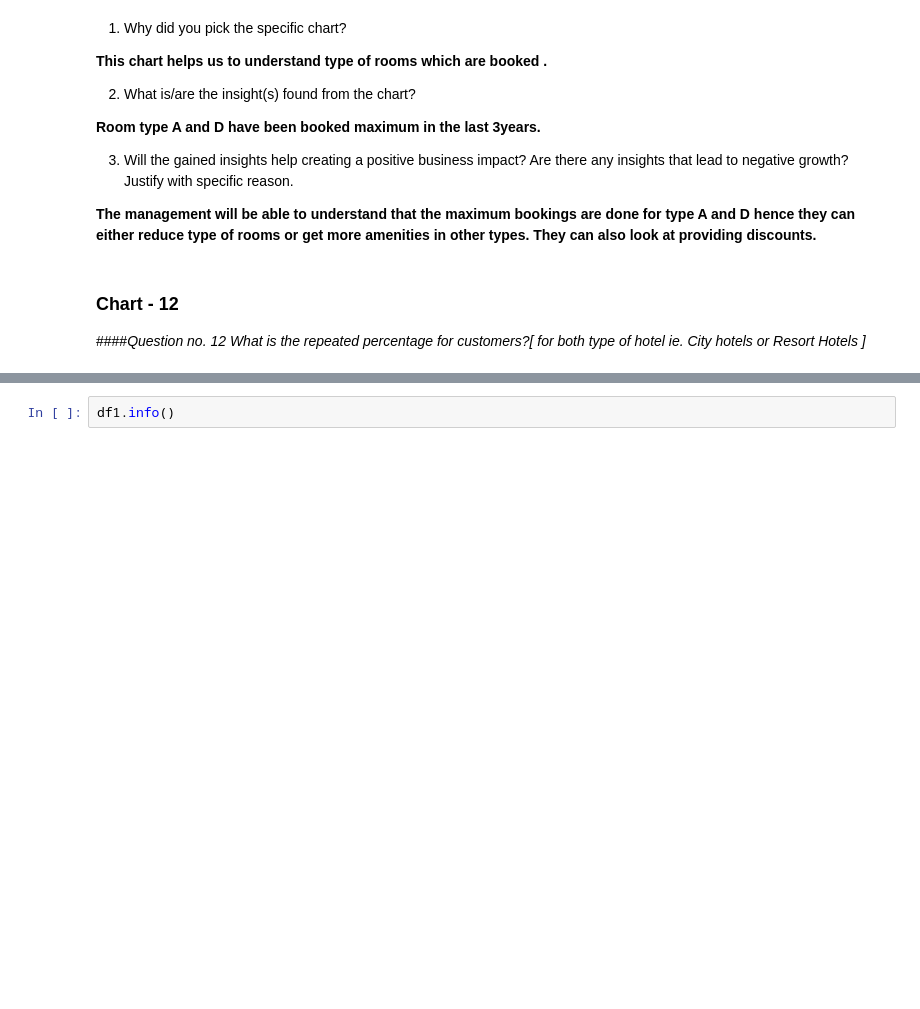
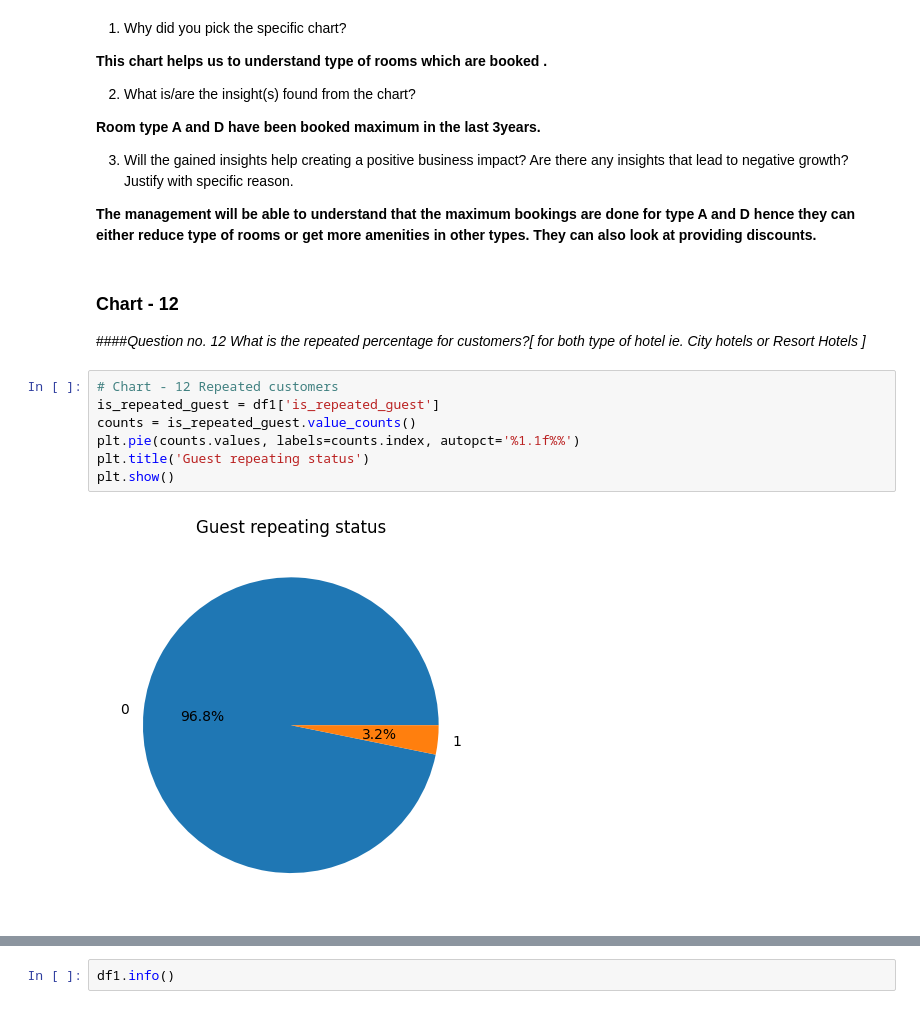
Before and after one commit to vaishnaviPatil1111/Python, a Jupyter notebook: EDA_Hotel_Booking_Project.ipynb, the cells around one changed output, grey strips where cells are left out. Saved outputs shown, nothing was run; the diff lists cells and outputs as text; blank space fills up the shorter version.

```diff
--- a/EDA_Hotel_Booking_Project.ipynb
+++ b/EDA_Hotel_Booking_Project.ipynb
@@ -823,3 +823,12 @@ Are there any insights that lead to negative growth? Justify with specific reaso
 # %% [markdown]
 ### Chart - 12
 ####*Question no. 12 What is the repeated percentage for customers?[ for both type of hotel ie. City hotels or Resort Hotels ]*
+# %%
+# Chart - 12 Repeated customers
+is_repeated_guest = df1['is_repeated_guest']
+counts = is_repeated_guest.value_counts()
+plt.pie(counts.values, labels=counts.index, autopct='%1.1f%%')
+plt.title('Guest repeating status')
+plt.show()
+# %% [output]
+[figure, added]
```
Also changed, not shown: parts of 23 cells of this notebook.
